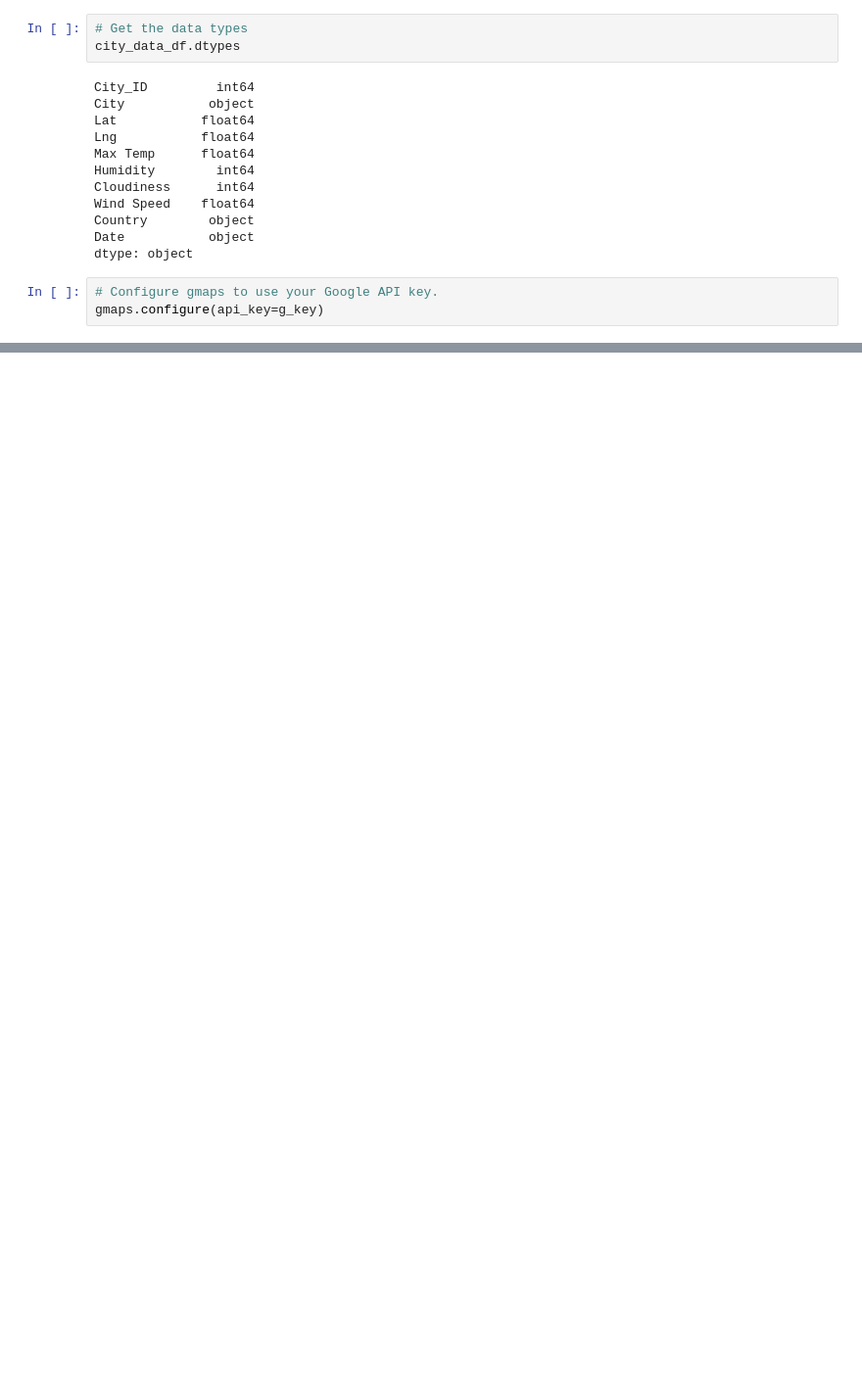
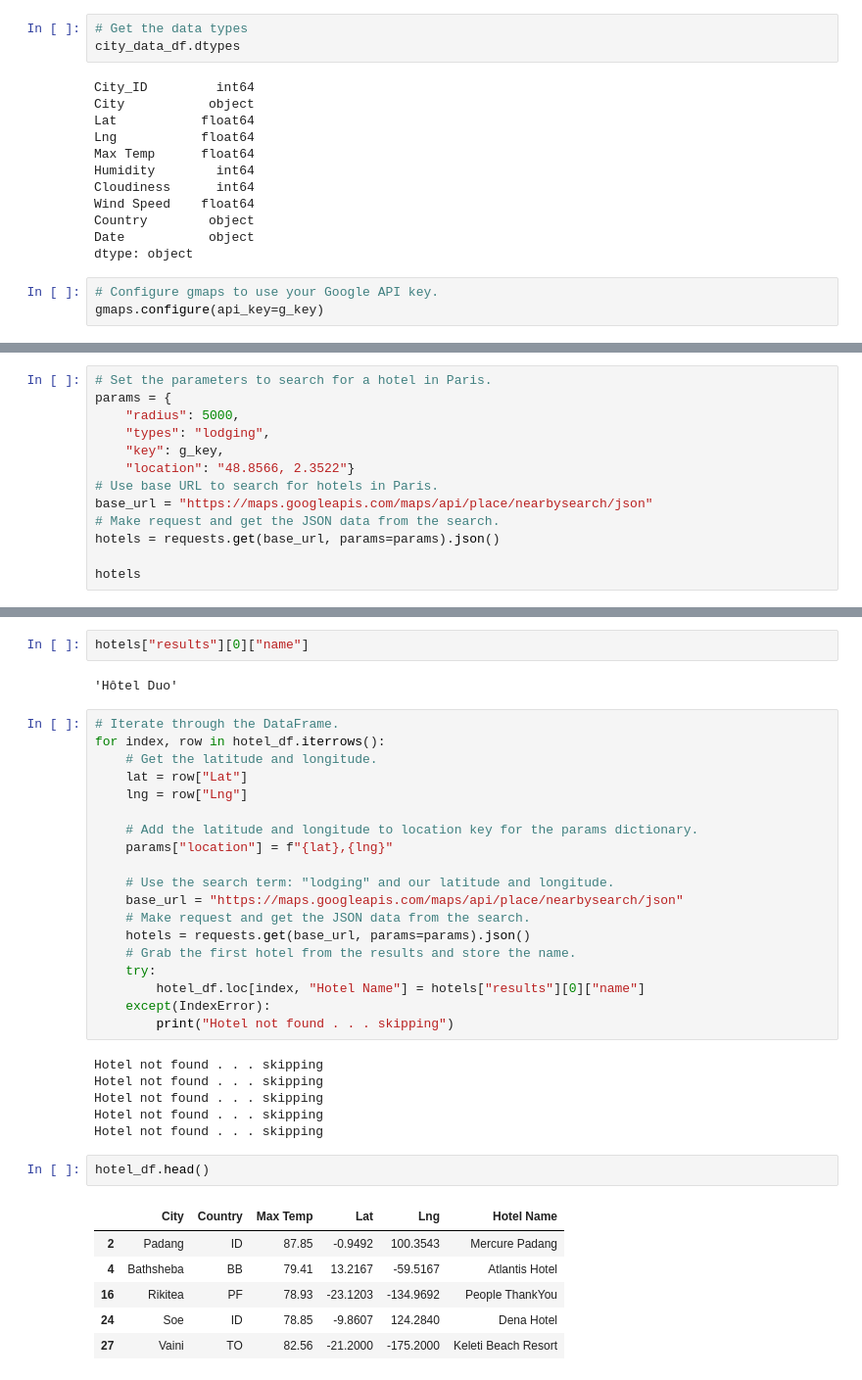
Before and after one commit to amonjaras/World_Weather_Analysis, a Jupyter notebook: VacationPy.ipynb, the cells around one changed output, grey strips where cells are left out. Shown: that part at 98% size. Saved outputs shown, nothing was run; the diff lists cells and outputs as text; blank space fills up the shorter version.

```diff
--- a/VacationPy.ipynb
+++ b/VacationPy.ipynb
@@ -149,0 +157,13 @@ hotel_df.head(10)
+# %%
+# Set the parameters to search for a hotel in Paris.
+params = {
+    "radius": 5000,
+    "types": "lodging",
+    "key": g_key,
+    "location": "48.8566, 2.3522"}
+# Use base URL to search for hotels in Paris.
+base_url = "https://maps.googleapis.com/maps/api/place/nearbysearch/json"
+# Make request and get the JSON data from the search.
+hotels = requests.get(base_url, params=params).json()
+
+hotels
@@ -149,0 +188,38 @@ hotel_df.head(10)
+# %%
+hotels["results"][0]["name"]
+# %% [output]
+'Hôtel Duo'
+# %%
+# Iterate through the DataFrame.
+for index, row in hotel_df.iterrows():
+    # Get the latitude and longitude.
+    lat = row["Lat"]
+    lng = row["Lng"]
+
+    # Add the latitude and longitude to location key for the params dictionary.
+    params["location"] = f"{lat},{lng}"
+
+    # Use the search term: "lodging" and our latitude and longitude.
+    base_url = "https://maps.googleapis.com/maps/api/place/nearbysearch/json"
+    # Make request and get the JSON data from the search.
+    hotels = requests.get(base_url, params=params).json()
+    # Grab the first hotel from the results and store the name.
+    try:
+        hotel_df.loc[index, "Hotel Name"] = hotels["results"][0]["name"]
+    except(IndexError):
+        print("Hotel not found . . . skipping")
+# %% [output]
+Hotel not found . . . skipping
+Hotel not found . . . skipping
+Hotel not found . . . skipping
+Hotel not found . . . skipping
+Hotel not found . . . skipping
+# %%
+hotel_df.head()
+# %% [output]
+|  | City | Country | Max Temp | Lat | Lng | Hotel Name |
+| 2 | Padang | ID | 87.85 | -0.9492 | 100.3543 | Mercure Padang |
+| 4 | Bathsheba | BB | 79.41 | 13.2167 | -59.5167 | Atlantis Hotel |
+| 16 | Rikitea | PF | 78.93 | -23.1203 | -134.9692 | People ThankYou |
+| 24 | Soe | ID | 78.85 | -9.8607 | 124.2840 | Dena Hotel |
+| 27 | Vaini | TO | 82.56 | -21.2000 | -175.2000 | Keleti Beach Resort |
```
Also changed, not shown: parts of 18 cells of this notebook.
